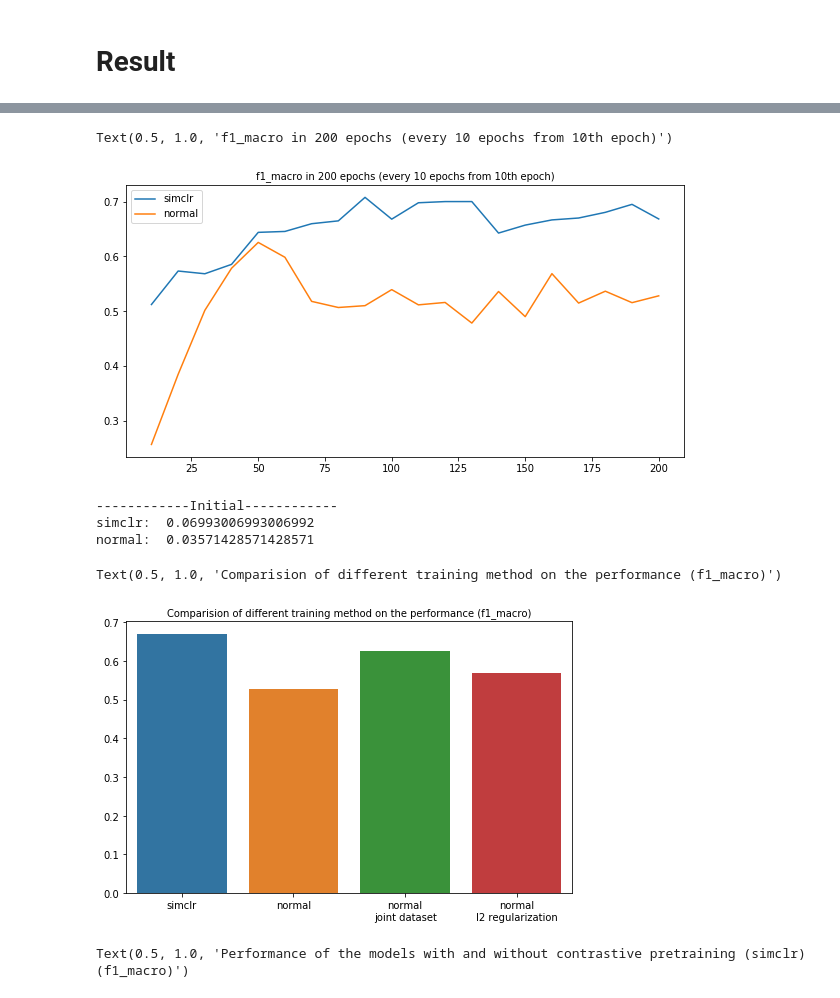
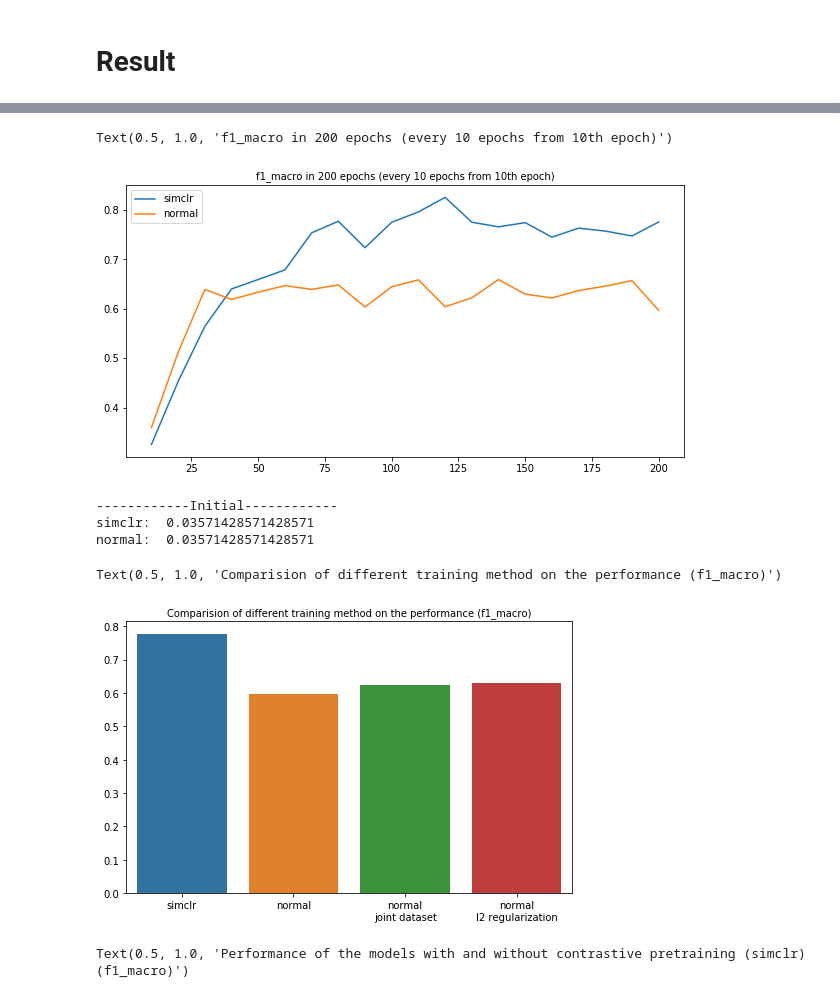
Before and after one commit to hslau44/irs_toolbox, a Jupyter notebook: Report.ipynb, the cells around one changed output, grey strips where cells are left out. Cells and saved outputs as stored; diff of their text form; code cells hidden in the pictures.

```diff
--- a/Report.ipynb
+++ b/Report.ipynb
@@ -161,38 +172,38 @@ Text(0.5, 1.0, 'Loss in 200 epochs (every 10 epochs from 10th epoch)')
 # %%
 metric = METRIC
-items = [clr_deepcnn,nor_deepcnn]
+items = [clr_alexnet,nor_alexnet]
 X = ['simclr','normal']
 plt.figure(figsize=(10,5))
 for i in items:
     plt.plot(np.arange(10,EPOCHS+10,10),i.acc[metric])
 plt.legend(X)
 plt.title(f'{metric} in {EPOCHS} epochs (every 10 epochs from 10th epoch)',fontsize=10)
 # %% [output]
 Text(0.5, 1.0, 'f1_macro in 200 epochs (every 10 epochs from 10th epoch)')
-[figure, old version]
+[figure, new version]
 # %%
 # Initialization
 
 metric = 'macro avg'
 print('------------Initial------------')
-print('simclr: ',clr_deepcnn_0.repo.loc['f1-score',metric])
-print('normal: ',nor_deepcnn_0.repo.loc['f1-score',metric])
+print('simclr: ',clr_net_0.repo.loc['f1-score',metric])
+print('normal: ',nor_net_0.repo.loc['f1-score',metric])
 # %% [output]
 ------------Initial------------
-simclr:  0.06993006993006992
+simclr:  0.03571428571428571
 normal:  0.03571428571428571
 # %%
 # Evaluation metrics
 
 metric = METRIC
-items = [clr_deepcnn,nor_deepcnn,nor_deepcnn_j,nor_deepcnn_l2]
+items = [clr_alexnet,nor_alexnet,nor_net_j,nor_net_l2]
 X = ['simclr','normal','normal\njoint dataset','normal\nl2 regularization']
 plt.figure(figsize=(8,5))
 sns.barplot(y=[i.acc.iloc[-1][metric] for i in items],x=X)
 plt.title(f'Comparision of different training method on the performance ({metric})',fontsize=10)
 # %% [output]
 Text(0.5, 1.0, 'Comparision of different training method on the performance (f1_macro)')
-[figure, old version]
+[figure, new version]
 # %%
 # Factor analysis of contrastive pretraining (model)
 
```
Also changed, not shown: parts of 10 cells of this notebook, 5 other files.
